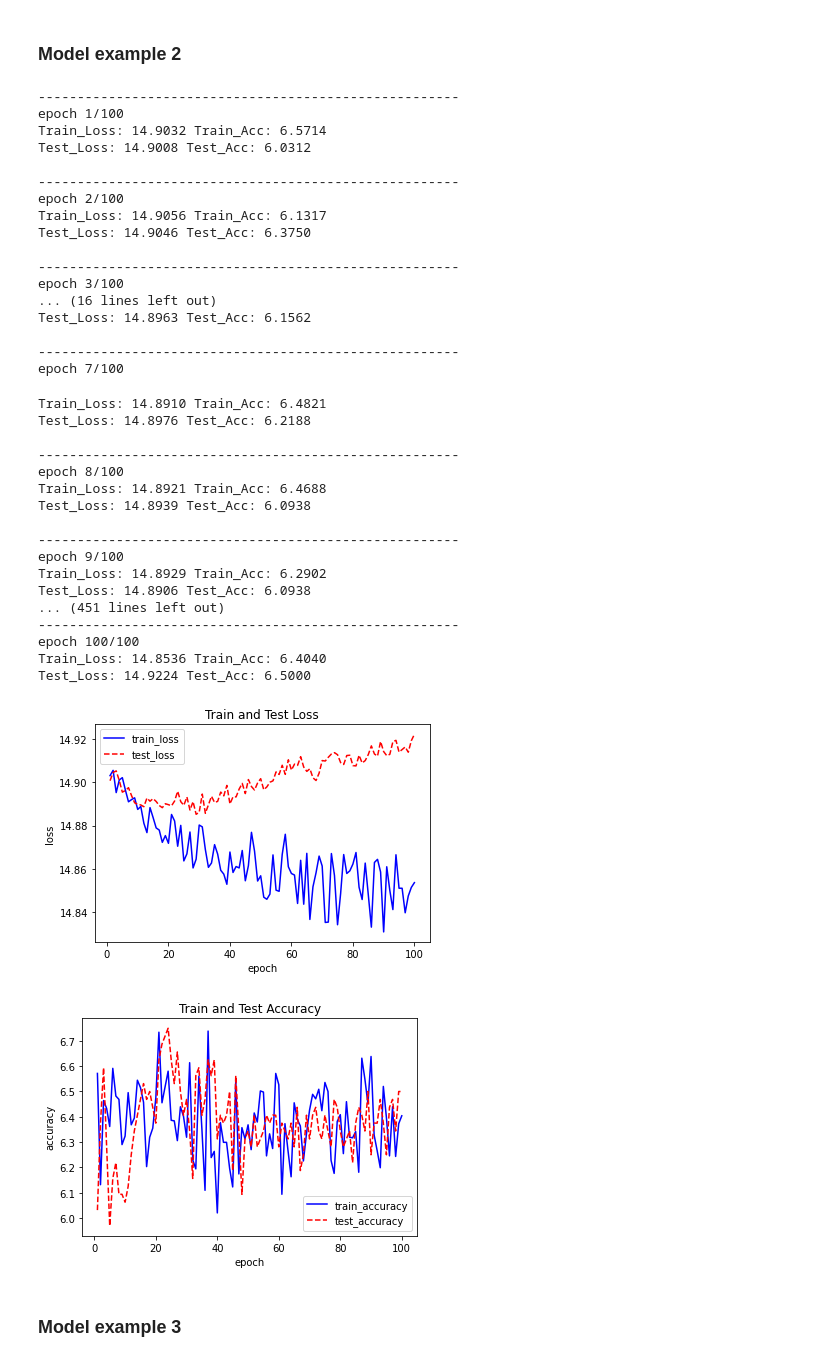
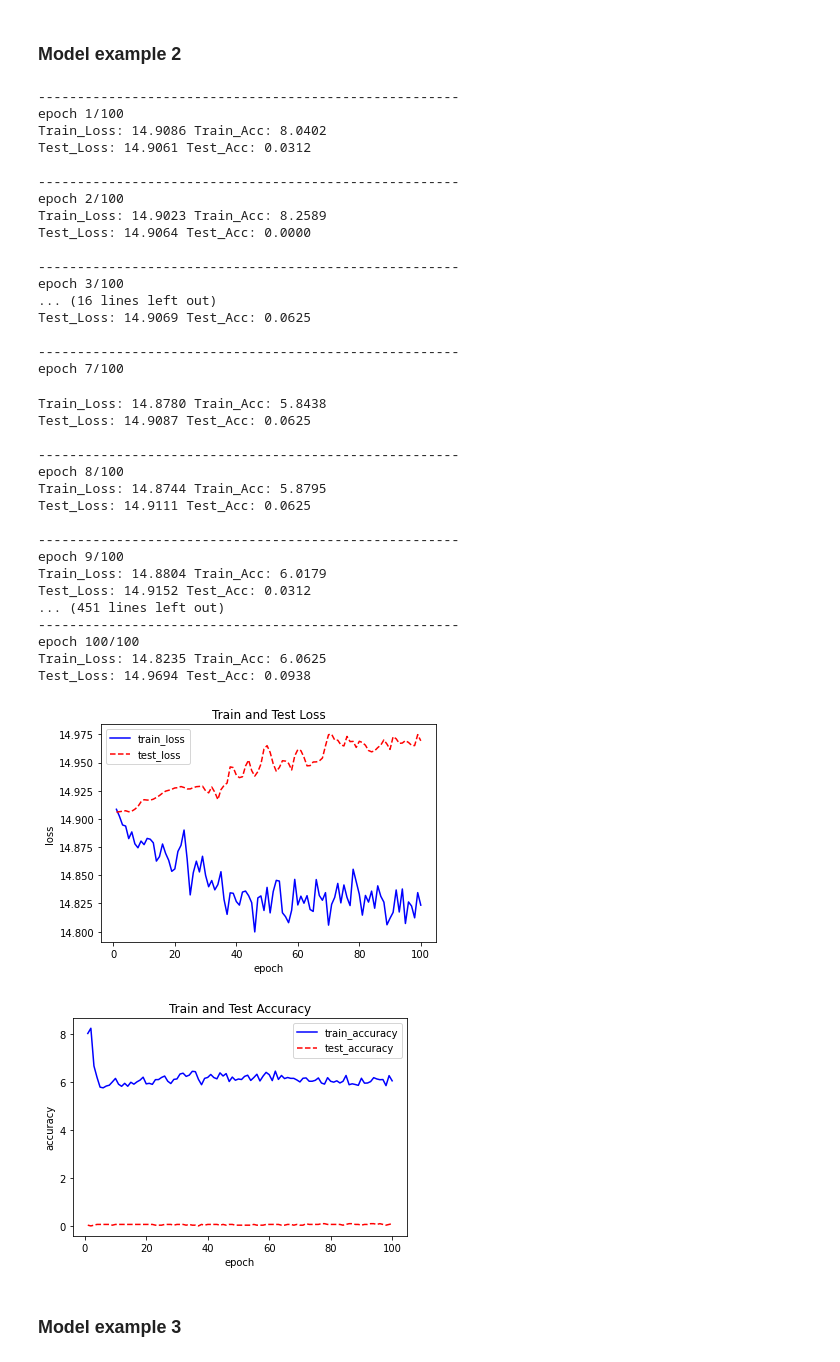
Before and after one commit to Vinnesta/l45-music-gnn, a Jupyter notebook: L45_Mozart_is_a_GNN.ipynb, the cells around one changed output. Drawn from its saved outputs; the diff is of its cells as text; code cells hidden in the pictures.

```diff
--- a/L45_Mozart_is_a_GNN.ipynb
+++ b/L45_Mozart_is_a_GNN.ipynb
@@ -223,9 +214,8 @@ for i in range(epoch):
         data = data.to(device)
         label = label.to(device)
         optimizer.zero_grad()
-        #print(data.shape)
         y_pred_prob = net(data)
-        #print(y_pred_prob.shape)
+        #print(y_pred_prob)
         loss = criterion(y_pred_prob,label)
         loss.backward()
         optimizer.step()
@@ -245,7 +235,7 @@ for i in range(epoch):
             y_pred_prob = net(data)
             loss = criterion(y_pred_prob,label)
             test_loss += loss.item()
-            y_pred = torch.max(y_pred_prob,2)[1]
+            y_pred = torch.max(y_pred_prob,1)[1]
             label_max = torch.max(label)
             test_acc += torch.sum(y_pred==label_max).item()/len(label)
     batch_test_loss = test_loss/len(valid_dataloader)
@@ -366,7 +371,7 @@ for i in range(epoch):
             y_pred_prob = net(data)
             loss = criterion(y_pred_prob,label)
             test_loss += loss.item()
-            y_pred = torch.max(y_pred_prob,2)[1]
+            y_pred = torch.max(y_pred_prob,1)[1]
             label_max = torch.max(label)
             test_acc += torch.sum(y_pred==label_max).item()/len(label)
     batch_test_loss = test_loss/len(valid_dataloader)
@@ -390,48 +395,48 @@ plt.legend()
 plt.figure()
 plt.title("Train and Test Accuracy")
 plt.xlabel("epoch")
 plt.ylabel("accuracy")
 plt.plot(range(1,epoch+1),train_acc_list,color="b",linestyle="-",label="train_accuracy")
 plt.plot(range(1,epoch+1),test_acc_list,color="r",linestyle="--",label="test_accuracy")
 plt.legend()
 plt.show()
 # %% [output]
 ------------------------------------------------------
 epoch 1/100
-Train_Loss: 14.9032 Train_Acc: 6.5714
-Test_Loss: 14.9008 Test_Acc: 6.0312
+Train_Loss: 14.9086 Train_Acc: 8.0402
+Test_Loss: 14.9061 Test_Acc: 0.0312
 
 ------------------------------------------------------
 epoch 2/100
-Train_Loss: 14.9056 Train_Acc: 6.1317
-Test_Loss: 14.9046 Test_Acc: 6.3750
+Train_Loss: 14.9023 Train_Acc: 8.2589
+Test_Loss: 14.9064 Test_Acc: 0.0000
 
 ------------------------------------------------------
 epoch 3/100
 ... (16 lines left out)
-Test_Loss: 14.8963 Test_Acc: 6.1562
+Test_Loss: 14.9069 Test_Acc: 0.0625
 
 ------------------------------------------------------
 epoch 7/100
-Train_Loss: 14.8910 Train_Acc: 6.4821
-Test_Loss: 14.8976 Test_Acc: 6.2188
+Train_Loss: 14.8780 Train_Acc: 5.8438
+Test_Loss: 14.9087 Test_Acc: 0.0625
 
 ------------------------------------------------------
 epoch 8/100
-Train_Loss: 14.8921 Train_Acc: 6.4688
-Test_Loss: 14.8939 Test_Acc: 6.0938
+Train_Loss: 14.8744 Train_Acc: 5.8795
+Test_Loss: 14.9111 Test_Acc: 0.0625
 
 ------------------------------------------------------
 epoch 9/100
-Train_Loss: 14.8929 Train_Acc: 6.2902
-Test_Loss: 14.8906 Test_Acc: 6.0938
+Train_Loss: 14.8804 Train_Acc: 6.0179
+Test_Loss: 14.9152 Test_Acc: 0.0312
 ... (451 lines left out)
 ------------------------------------------------------
 epoch 100/100
-Train_Loss: 14.8536 Train_Acc: 6.4040
-Test_Loss: 14.9224 Test_Acc: 6.5000
+Train_Loss: 14.8235 Train_Acc: 6.0625
+Test_Loss: 14.9694 Test_Acc: 0.0938
-[figure, old version]
+[figure, new version]
-[figure, old version]
+[figure, new version]
 # %% [markdown]
 ### Model example 3
 # %%
```
Also changed, not shown: parts of 22 cells of this notebook.
